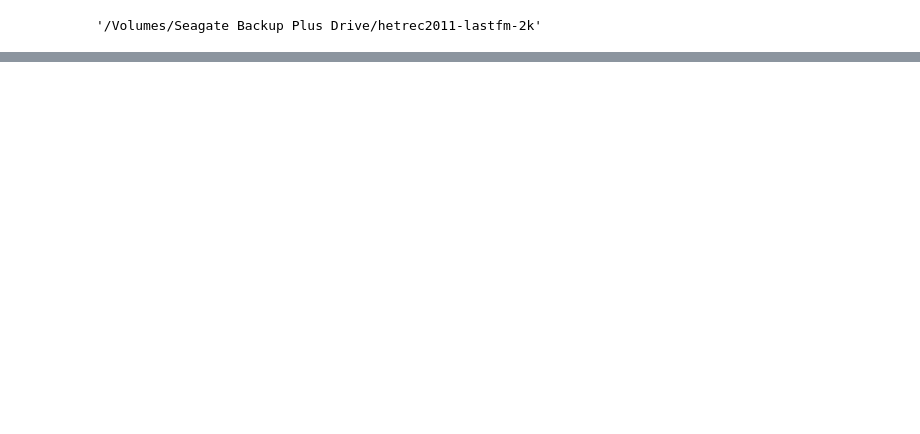
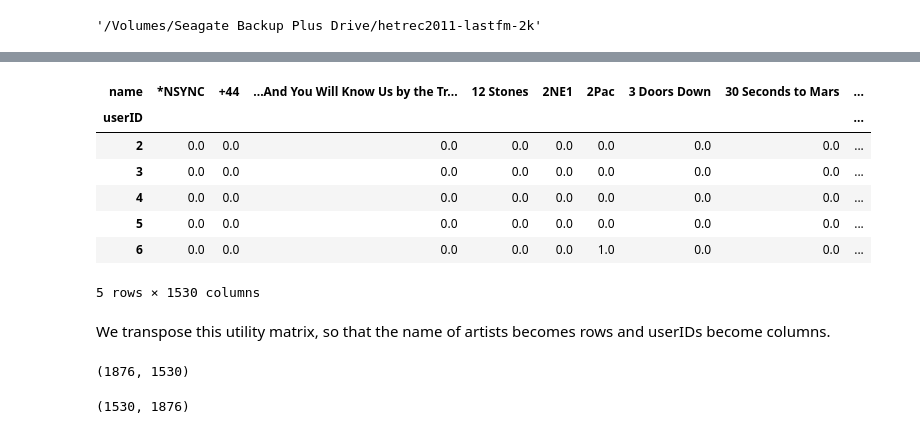
Before and after one commit to labs12-music-stream-selector/DS, a Jupyter notebook: last_FM_Analysis.ipynb, the cells around one changed output, grey strips where cells are left out. Saved outputs shown, nothing was run; the diff lists cells and outputs as text; code cells hidden in the pictures; blank space fills up the shorter version.

Commit message:
updated with kNN and Matrix Factorization

```diff
--- a/last_FM_Analysis.ipynb
+++ b/last_FM_Analysis.ipynb
@@ -307,0 +379,9 @@ user_and_artists
+# %%
+artist_ratingCount = (user_and_artists.
+                     groupby(by=['name'])['artistRatings'].
+                     count().
+                     reset_index().
+                     rename(columns = {'artistRatings': 'totalRatingCount'})
+                     [['name', 'totalRatingCount']]
+                     )
+artist_ratingCount.head()
@@ -307,0 +415,3 @@ user_and_artists
+# %%
+rating_with_artistRatingCount = artist_ratingCount.merge(user_and_artists, left_on='name', right_on='name', how='left')
+rating_with_artistRatingCount.head()
@@ -307,0 +463,5 @@ user_and_artists
+# %%
+popularity_threshold = 10
+
+rating_popular_artist = rating_with_artistRatingCount.query('totalRatingCount >= @popularity_threshold')
+rating_popular_artist.head()
@@ -307,0 +570,23 @@ user_and_artists
+# %%
+rating_popular_artist_pivot_2 = rating_popular_artist.pivot(index='userID', columns='name', values='artistRatings').fillna(0)
+rating_popular_artist_pivot_2.head()
+# %% [output]
+| name | *NSYNC | +44 | ...And You Will Know Us by the Tr... | 12 Stones | 2NE1 | 2Pac | 3 Doors Down | 30 Seconds to Mars | ... |
+| userID |  |  |  |  |  |  |  |  | ... |
+| 2 | 0.0 | 0.0 | 0.0 | 0.0 | 0.0 | 0.0 | 0.0 | 0.0 | ... |
+| 3 | 0.0 | 0.0 | 0.0 | 0.0 | 0.0 | 0.0 | 0.0 | 0.0 | ... |
+| 4 | 0.0 | 0.0 | 0.0 | 0.0 | 0.0 | 0.0 | 0.0 | 0.0 | ... |
+| 5 | 0.0 | 0.0 | 0.0 | 0.0 | 0.0 | 0.0 | 0.0 | 0.0 | ... |
+| 6 | 0.0 | 0.0 | 0.0 | 0.0 | 0.0 | 1.0 | 0.0 | 0.0 | ... |
+5 rows × 1530 columns
+# %% [markdown]
+We transpose this utility matrix, so that the name of artists becomes rows and userIDs become columns.
+# %%
+rating_popular_artist_pivot_2.shape
+# %% [output]
+(1876, 1530)
+# %%
+X = rating_popular_artist_pivot_2.values.T
+X.shape
+# %% [output]
+(1530, 1876)
```
Also changed, not shown: parts of 53 cells of this notebook.
